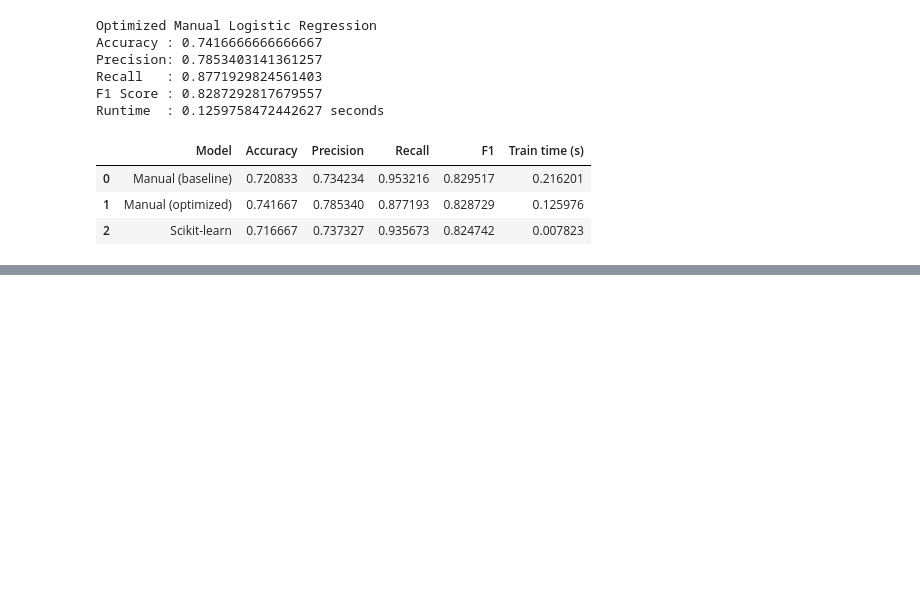
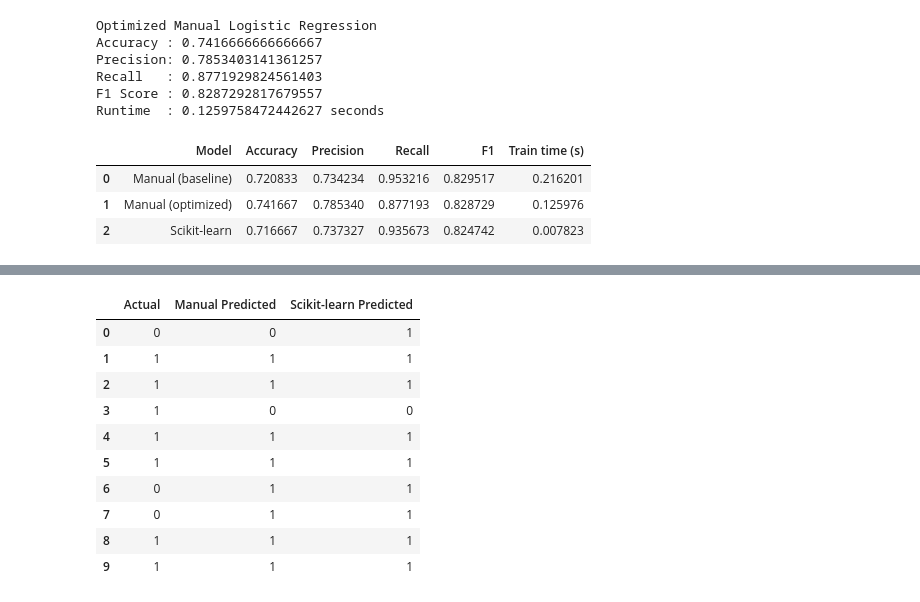
Before and after one commit to KevalPatodiya/202618056_KevalPatodiya_DS605, a Jupyter notebook: 202618056_lab05/202618056_Lab05.ipynb, the cells around one changed output, grey strips where cells are left out. Saved outputs shown, nothing was run; the diff lists cells and outputs as text; code cells hidden in the pictures; blank space fills up the shorter version.

```diff
--- a/202618056_lab05/202618056_Lab05.ipynb
+++ b/202618056_lab05/202618056_Lab05.ipynb
@@ -1167,0 +1188,20 @@ comparison_clf
+# %%
+# NEW CELL — actual vs predicted test values (classification)
+classification_test_preview = pd.DataFrame({
+    "Actual": y_test_log[:10],
+    "Manual Predicted": y_pred_opt[:10],
+    "Scikit-learn Predicted": y_pred_sklearn[:10],
+})
+classification_test_preview
+# %% [output]
+|  | Actual | Manual Predicted | Scikit-learn Predicted |
+| 0 | 0 | 0 | 1 |
+| 1 | 1 | 1 | 1 |
+| 2 | 1 | 1 | 1 |
+| 3 | 1 | 0 | 0 |
+| 4 | 1 | 1 | 1 |
+| 5 | 1 | 1 | 1 |
+| 6 | 0 | 1 | 1 |
+| 7 | 0 | 1 | 1 |
+| 8 | 1 | 1 | 1 |
+| 9 | 1 | 1 | 1 |
```
Also changed, not shown: parts of 1 cell of this notebook.
